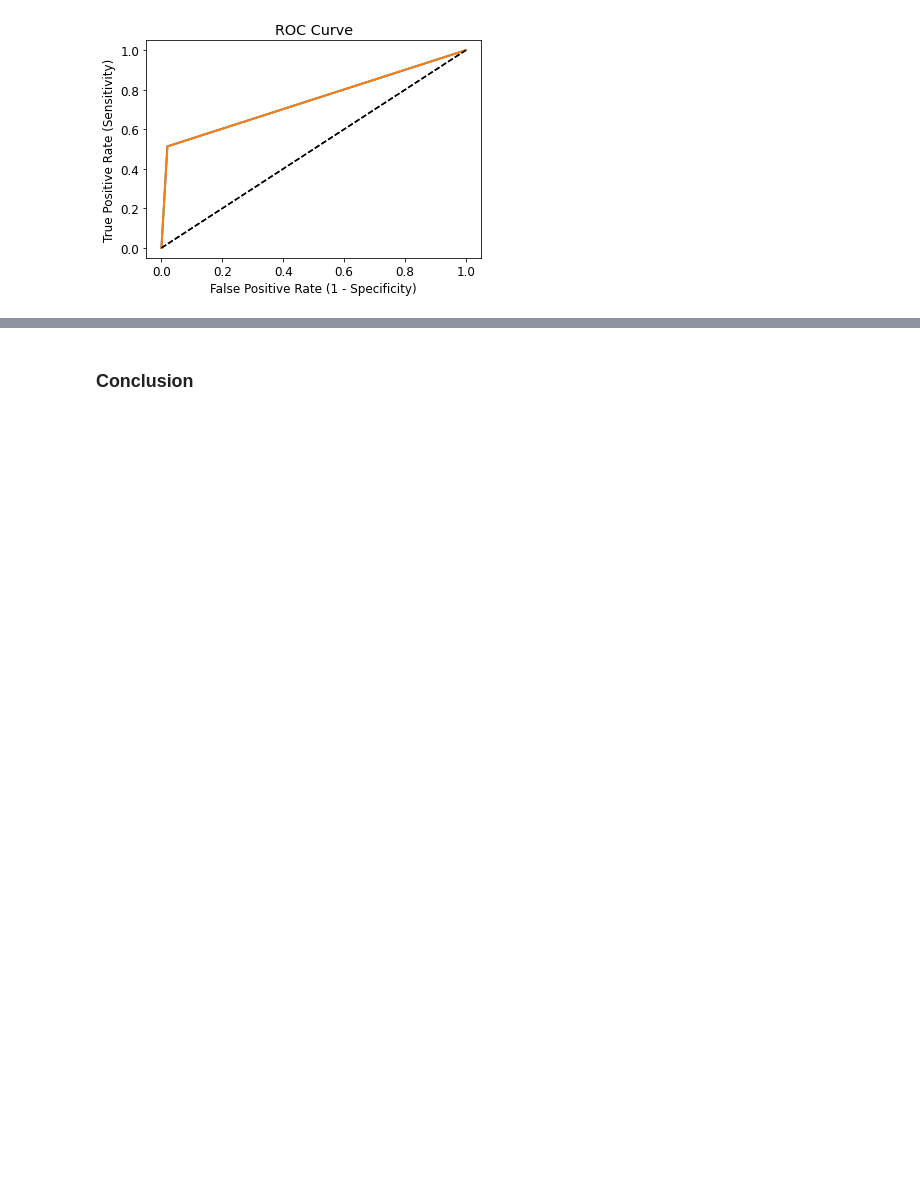
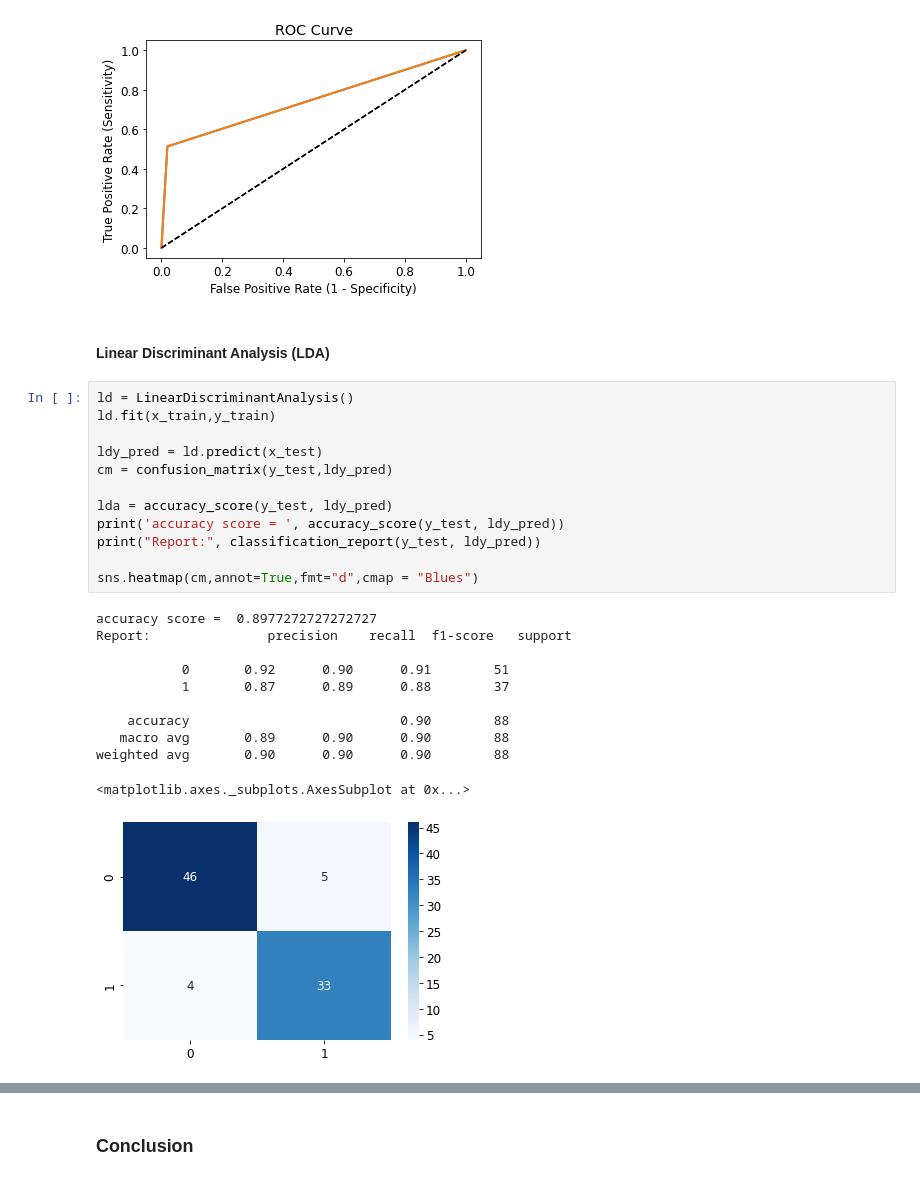
Before and after one commit to erinmcmahon26/Company-Bankruptcy-Prediction, a Jupyter notebook: Company_Bankruptcy.ipynb, the cells around one changed output, grey strips where cells are left out. Saved outputs shown, nothing was run; the diff lists cells and outputs as text; blank space fills up the shorter version.

```diff
--- a/Company_Bankruptcy.ipynb
+++ b/Company_Bankruptcy.ipynb
@@ -541,3 +543,29 @@ plot_roc_curve(nfpr, ntpr)
 plt.show()
 # %% [output]
 [figure]
+# %% [markdown]
+#### Linear Discriminant Analysis (LDA)
+# %%
+ld = LinearDiscriminantAnalysis()
+ld.fit(x_train,y_train)
+
+ldy_pred = ld.predict(x_test)
+cm = confusion_matrix(y_test,ldy_pred)
+
+lda = accuracy_score(y_test, ldy_pred)
+print('accuracy score = ', accuracy_score(y_test, ldy_pred))
+print("Report:", classification_report(y_test, ldy_pred))
+
+sns.heatmap(cm,annot=True,fmt="d",cmap = "Blues")
+# %% [output]
+accuracy score =  0.8977272727272727
+Report:               precision    recall  f1-score   support
+
+           0       0.92      0.90      0.91        51
+           1       0.87      0.89      0.88        37
+
+    accuracy                           0.90        88
+   macro avg       0.89      0.90      0.90        88
+weighted avg       0.90      0.90      0.90        88
+<matplotlib.axes._subplots.AxesSubplot at 0x...>
+[figure, added]
```
Also changed, not shown: parts of 16 cells of this notebook.
